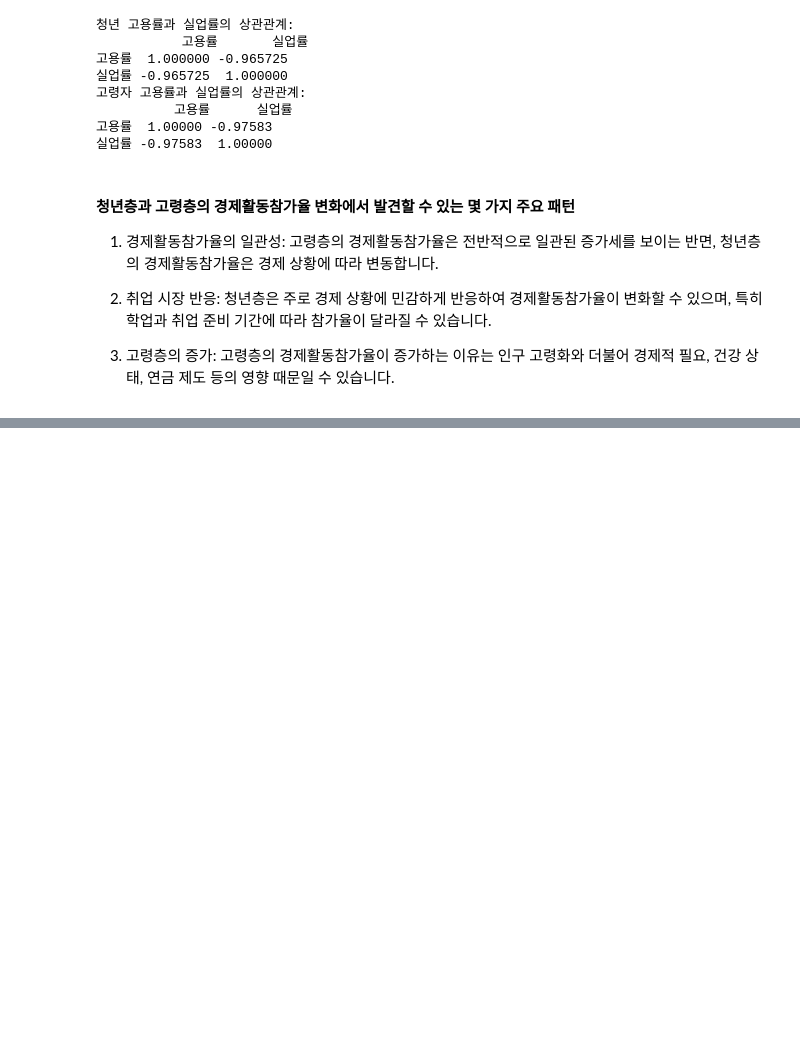
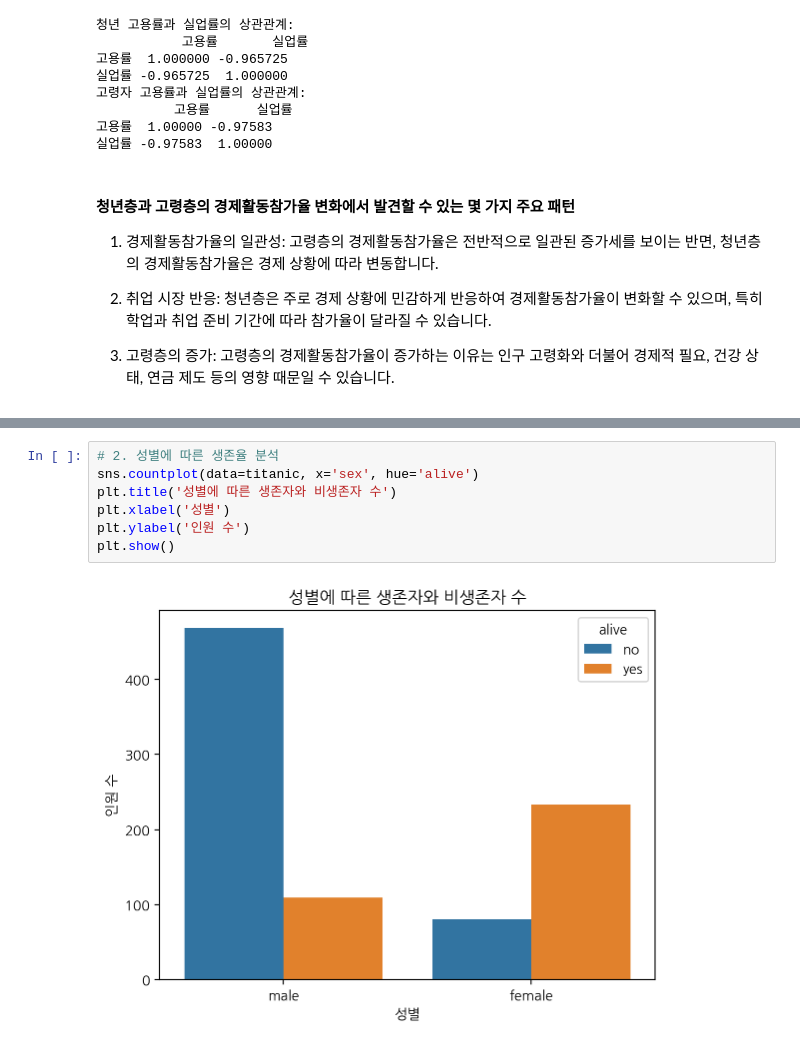
Before and after one commit to martinkim1/2024-1-my-BDA, a Jupyter notebook: 과제/데이터분석_과제.ipynb, the cells around one changed output, grey strips where cells are left out. Saved outputs shown, nothing was run; the diff lists cells and outputs as text; blank space fills up the shorter version.

```diff
--- a/과제/데이터분석_과제.ipynb
+++ b/과제/데이터분석_과제.ipynb
@@ -231,0 +252,9 @@ print("고령자 고용률과 실업률의 상관관계:\n", correlation_elderly
+# %%
+# 2. 성별에 따른 생존율 분석
+sns.countplot(data=titanic, x='sex', hue='alive')
+plt.title('성별에 따른 생존자와 비생존자 수')
+plt.xlabel('성별')
+plt.ylabel('인원 수')
+plt.show()
+# %% [output]
+[figure, added]
```
Also changed, not shown: parts of 16 cells of this notebook.
